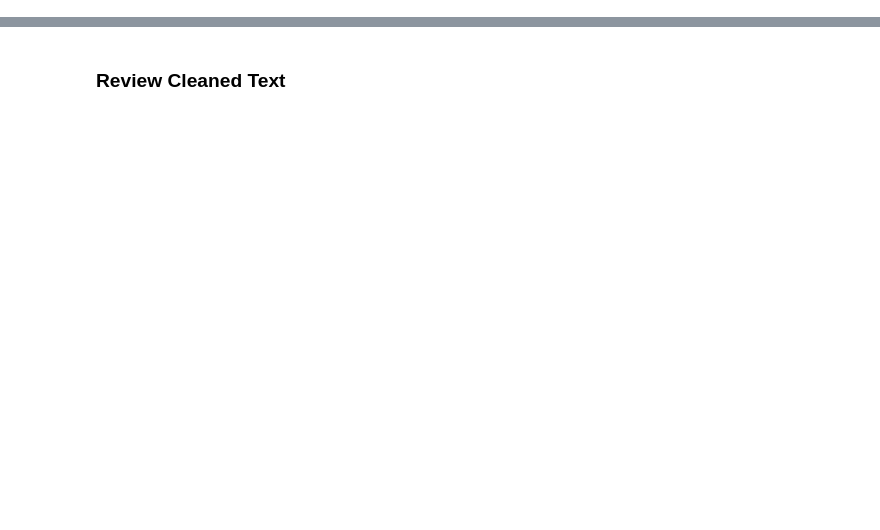
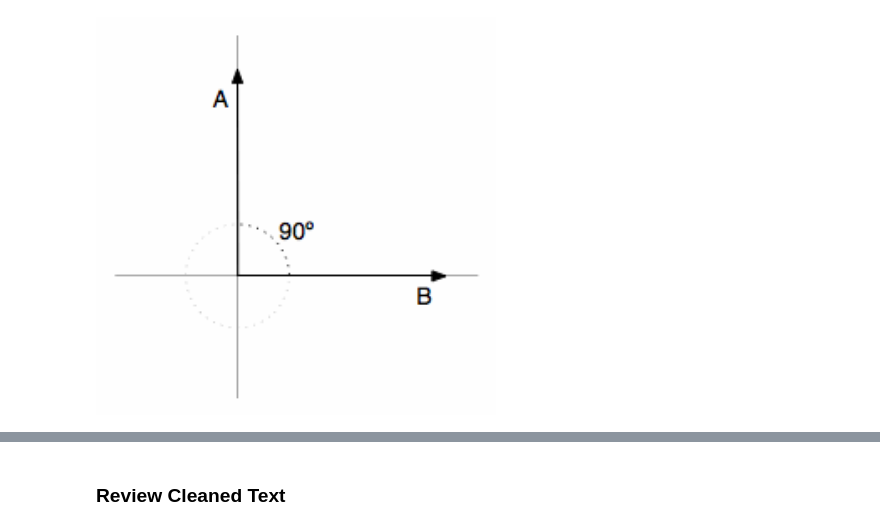
Before and after one commit to Alexjmsherman/nlp_practicum_original, a Jupyter notebook: lessons/lesson10_text_similarity/text_similarity_solution.ipynb, the cells around one changed output, grey strips where cells are left out. Cells and saved outputs as stored; diff of their text form; code cells hidden in the pictures; blank space fills up the shorter version.

```diff
--- a/lessons/lesson10_text_similarity/text_similarity_solution.ipynb
+++ b/lessons/lesson10_text_similarity/text_similarity_solution.ipynb
@@ -28,0 +137,5 @@ NameError: name 'ConfigParser' is not defined
+# %%
+# the geometric interpretation of the vectors a and b
+Image("../../raw_data/images/orthogonal_vectors.gif", width=400, height=400)
+# %% [output]
+[figure, added]
```
Also changed, not shown: parts of 62 cells of this notebook.
